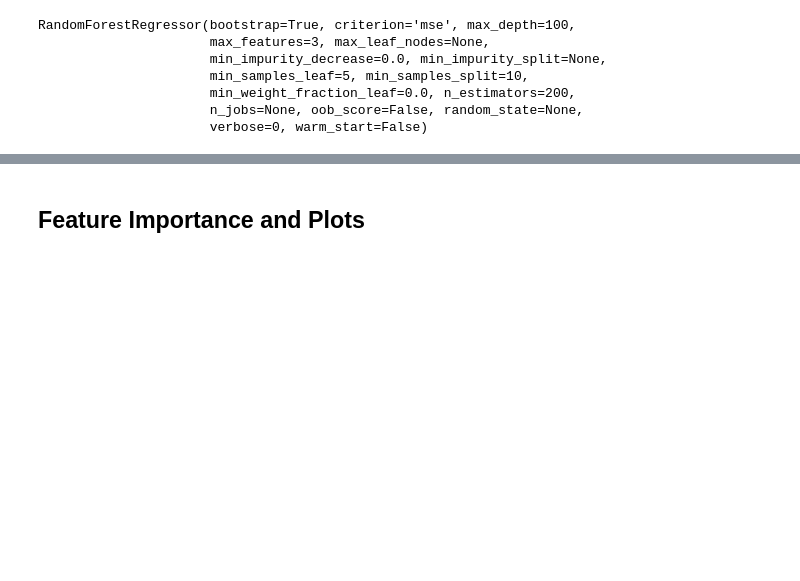
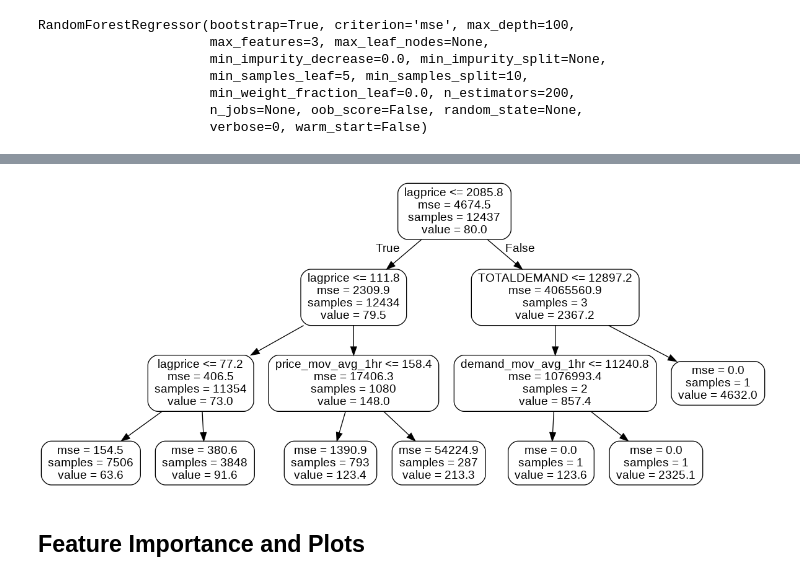
Before and after one commit to DonaldTurton/AT2_Advanced_Data_Algorithms, a Jupyter notebook: AT2_GetData.ipynb, the cells around one changed output, grey strips where cells are left out. Saved outputs shown, nothing was run; the diff lists cells and outputs as text; code cells hidden in the pictures; blank space fills up the shorter version.

```diff
--- a/AT2_GetData.ipynb
+++ b/AT2_GetData.ipynb
@@ -514,3 +575,29 @@ Accuracy: 82.24 %.
+# %%
+# Plot a tree from the forest with 3 levels
+
+# Import tools needed for visualization
+from sklearn.tree import export_graphviz
+import pydot
+
+# Limit depth of tree to 3 levels
+rf_small = RandomForestRegressor(n_estimators=10, max_depth = 3)
+rf_small.fit(xTrain, yTrain)
+
+# Extract the small tree
+tree_small = rf_small.estimators_[5]
+
+# Save the tree as a png image
+export_graphviz(tree_small, out_file = 'small_tree.dot', feature_names = list(x.columns), rounded = True, precision = 1)
+(graph, ) = pydot.graph_from_dot_file('small_tree.dot')
+graph.write_png('small_tree_cv.png')
+
+
+# Print the image from the working directory
+
+from IPython.display import Image
+Image('small_tree_cv.png')
+# %% [output]
+[figure, added]
 # %% [markdown]
 ## Feature Importance and Plots
 # %%
```
Also changed, not shown: parts of 9 cells of this notebook.
